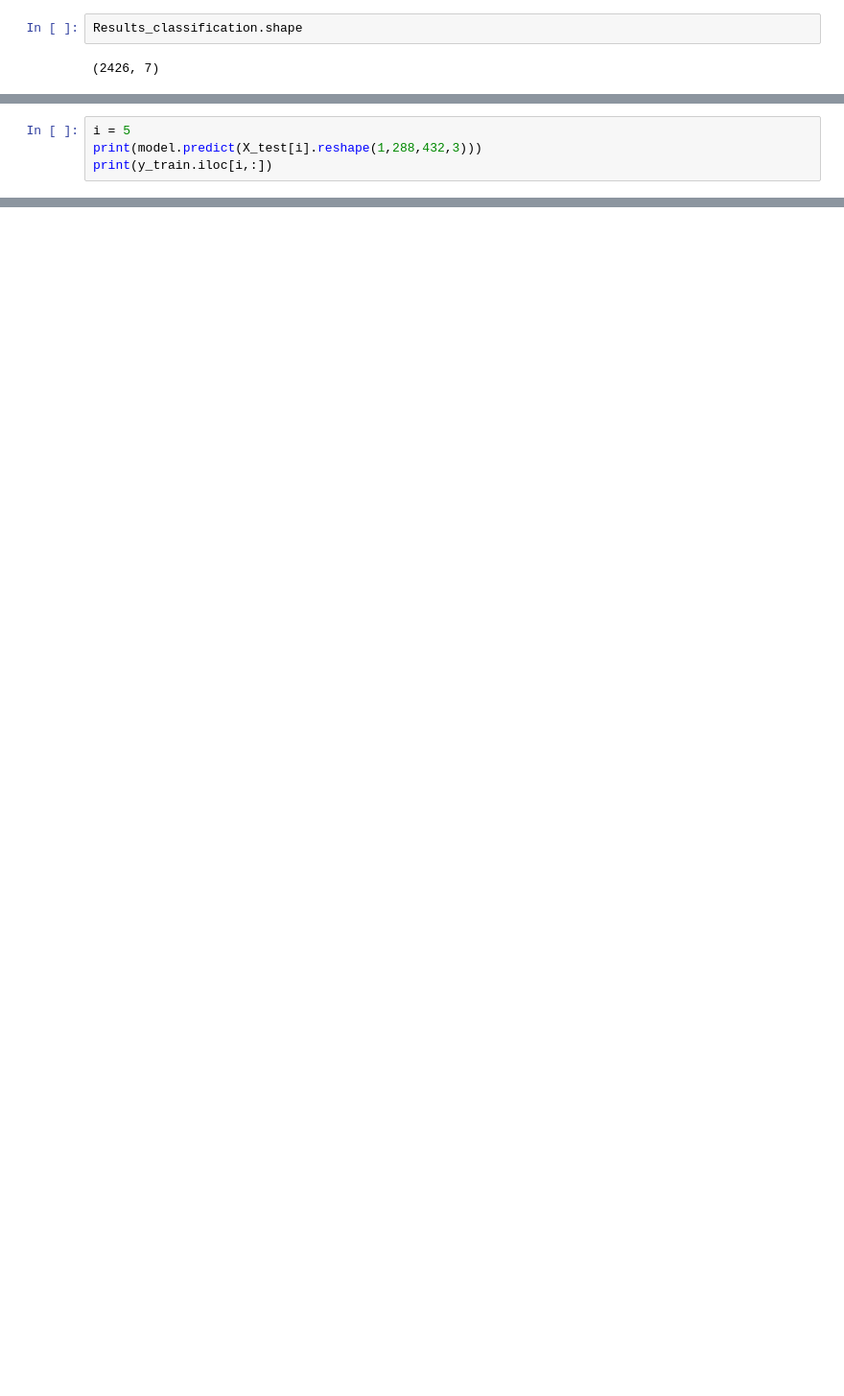
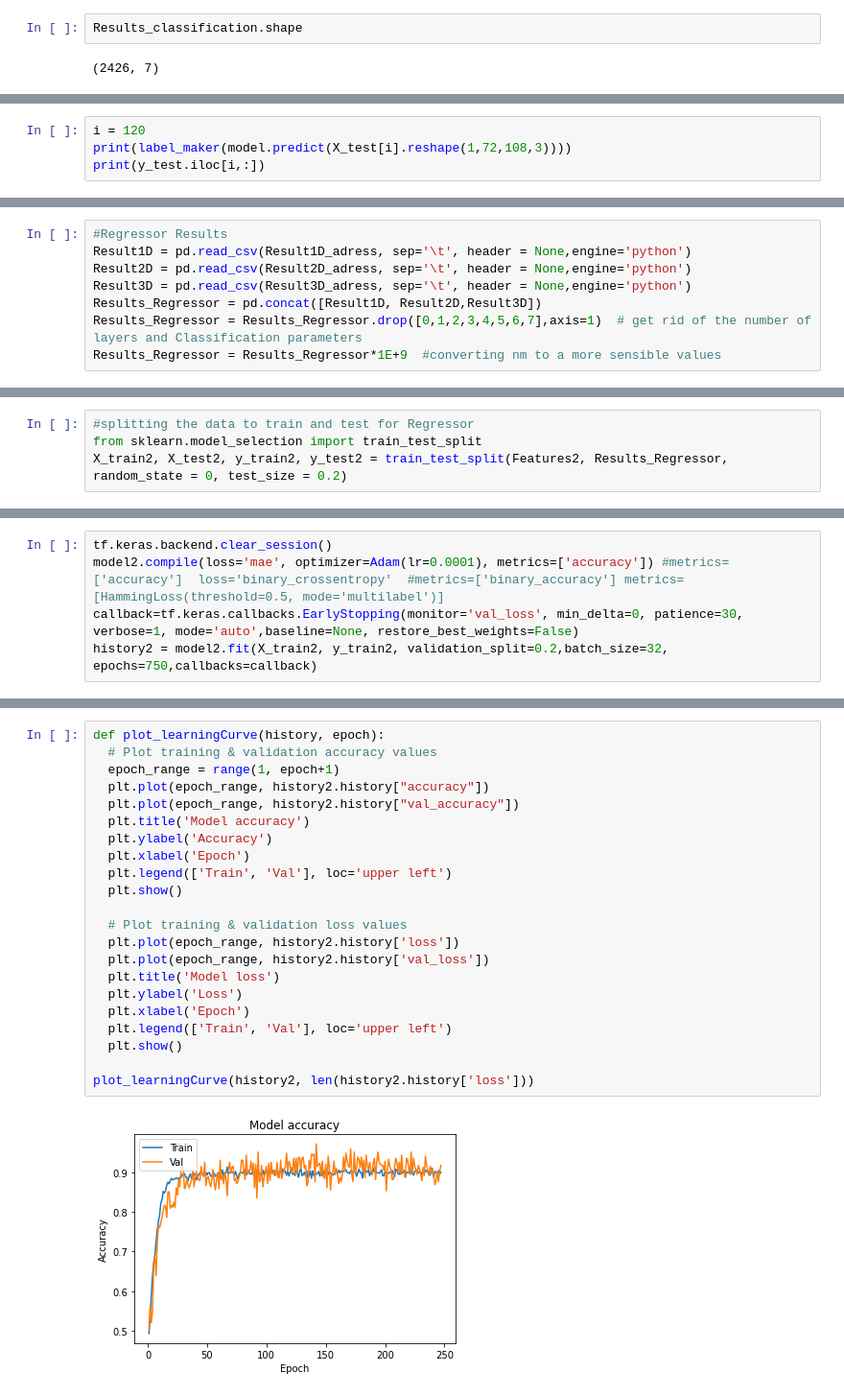
Before and after one commit to vahidzad/FDTD-AIExplain, a Jupyter notebook: Vision.ipynb, the cells around one changed output, grey strips where cells are left out. Shown at 96% size. Drawn from its saved outputs; the diff is of its cells as text; blank space fills up the shorter version.

```diff
--- a/Vision.ipynb
+++ b/Vision.ipynb
@@ -222,5 +240,5 @@ X_test[0].shape
 # %%
-i = 5
-print(model.predict(X_test[i].reshape(1,288,432,3)))
-print(y_train.iloc[i,:])
+i = 120
+print(label_maker(model.predict(X_test[i].reshape(1,72,108,3))))
+print(y_test.iloc[i,:])
 # %% [output]
@@ -239,0 +313,8 @@ Name: 802, dtype: int64
+# %%
+#Regressor Results
+Result1D = pd.read_csv(Result1D_adress, sep='\t', header = None,engine='python')
+Result2D = pd.read_csv(Result2D_adress, sep='\t', header = None,engine='python')
+Result3D = pd.read_csv(Result3D_adress, sep='\t', header = None,engine='python')
+Results_Regressor = pd.concat([Result1D, Result2D,Result3D])
+Results_Regressor = Results_Regressor.drop([0,1,2,3,4,5,6,7],axis=1)  # get rid of the number of layers and Classification parameters
+Results_Regressor = Results_Regressor*1E+9  #converting nm to a more sensible values
@@ -239,0 +330,4 @@ Name: 802, dtype: int64
+# %%
+#splitting the data to train and test for Regressor
+from sklearn.model_selection import train_test_split
+X_train2, X_test2, y_train2, y_test2 = train_test_split(Features2, Results_Regressor, random_state = 0, test_size = 0.2)
@@ -239,0 +424,5 @@ Name: 802, dtype: int64
+# %%
+tf.keras.backend.clear_session()
+model2.compile(loss='mae', optimizer=Adam(lr=0.0001), metrics=['accuracy']) #metrics=['accuracy']  loss='binary_crossentropy'  #metrics=['binary_accuracy'] metrics=[HammingLoss(threshold=0.5, mode='multilabel')]
+callback=tf.keras.callbacks.EarlyStopping(monitor='val_loss', min_delta=0, patience=30, verbose=1, mode='auto',baseline=None, restore_best_weights=False)
+history2 = model2.fit(X_train2, y_train2, validation_split=0.2,batch_size=32, epochs=750,callbacks=callback)
@@ -239,0 +447,24 @@ Name: 802, dtype: int64
+# %%
+def plot_learningCurve(history, epoch):
+  # Plot training & validation accuracy values
+  epoch_range = range(1, epoch+1)
+  plt.plot(epoch_range, history2.history["accuracy"])
+  plt.plot(epoch_range, history2.history["val_accuracy"])
+  plt.title('Model accuracy')
+  plt.ylabel('Accuracy')
+  plt.xlabel('Epoch')
+  plt.legend(['Train', 'Val'], loc='upper left')
+  plt.show()
+
+  # Plot training & validation loss values
+  plt.plot(epoch_range, history2.history['loss'])
+  plt.plot(epoch_range, history2.history['val_loss'])
+  plt.title('Model loss')
+  plt.ylabel('Loss')
+  plt.xlabel('Epoch')
+  plt.legend(['Train', 'Val'], loc='upper left')
+  plt.show()
+
+plot_learningCurve(history2, len(history2.history['loss']))
+# %% [output]
+[figure, added]
```
Also changed, not shown: parts of 51 cells of this notebook.
